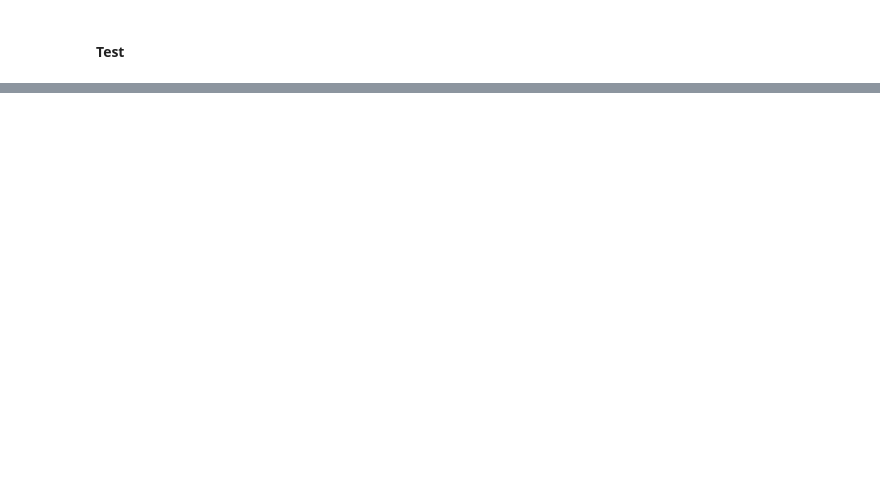
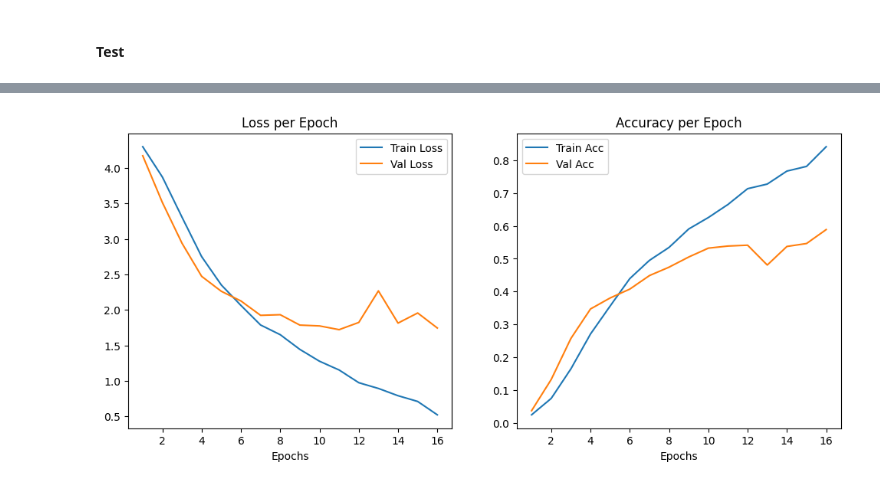
Before and after one commit to Tuco711/AML_Butterfly, a Jupyter notebook: TP1-students.ipynb, the cells around one changed output, grey strips where cells are left out. Saved outputs shown, nothing was run; the diff lists cells and outputs as text; code cells hidden in the pictures; blank space fills up the shorter version.

```diff
--- a/TP1-students.ipynb
+++ b/TP1-students.ipynb
@@ -935,33 +1093,32 @@ import torch.nn.functional as F
 class ButterflyCNN(nn.Module):
     def __init__(self, num_classes, base_filters=32, fc_neurons=256, dropout_rate=0.5):
         """
-        CNN modular para imagens 64x64.
+        Convolutional Neural Network for 64x64 images.
         Args:
-            num_classes: Número de espécies de borboletas.
-            base_filters: Número inicial de filtros (vai duplicando a cada camada).
-            fc_neurons: Número de neurónios na camada densa final.
-            dropout_rate: Taxa de "esquecimento" para evitar overfitting.
+            num_classes: Number of butterfly species.
+            base_filters: Initial number of filters (doubles at each layer).
+            fc_neurons: Number of neurons in the final dense layer.
+            dropout_rate: Dropout rate to prevent overfitting.
         """
         super(ButterflyCNN, self).__init__()
         self.name = "Convolutional Neural Network"
 
         # ==========================================
-        # BLOCO 1: Extração de Características
+        # FEATURE EXTRACTION (Convolutional Layers)
         # ==========================================
-        # Imagem de entrada: 3 canais (RGB)
+        # Input: 3 channels (RGB)
         self.conv1 = nn.Conv2d(in_channels=3, out_channels=base_filters, kernel_size=3, padding=1)
         self.conv2 = nn.Conv2d(in_channels=base_filters, out_channels=base_filters*2, kernel_size=3, padding=1)
         self.conv3 = nn.Conv2d(in_channels=base_filters*2, out_channels=base_filters*4, kernel_size=3, padding=1)
 
-        # Pooling partilhado: reduz o tamanho da imagem para metade (2x2)
+        # Pooling layer (MaxPool) after each convolution to reduce spatial dimensions
         self.pool = nn.MaxPool2d(kernel_size=2, stride=2)
 
         # ==========================================
-        # BLOCO 2: Classificação
+        # CLASSIFICATION (Dense Layers)
         # ==========================================
-        # A MATEMÁTICA DO FLATTEN (Para imagens 64x64):
-        # Inicial: 64x64 -> passa na pool1 -> 32x32 -> pool2 -> 16x16 -> pool3 -> 8x8
-        # O total de valores a achatar é: (Filtros da última conv) * 8 * 8
+        # Initial: 64x64 -> passes through pool1 -> 32x32 -> pool2 -> 16x16 -> pool3 -> 8x8
+        # The total number of values to flatten is: (Filters from the last conv) * 8 * 8
         flatten_size = (base_filters * 4) * 8 * 8
 
         self.fc1 = nn.Linear(flatten_size, fc_neurons)
@@ -969,18 +1126,18 @@ class ButterflyCNN(nn.Module):
         self.fc2 = nn.Linear(fc_neurons, num_classes)
 
     def forward(self, x):
-        # Passa pela Convolução -> Ativação (ReLU) -> Redução (MaxPool)
+        # Pass through Convolution -> Activation (ReLU) -> Reduction (MaxPool)
         x = self.pool(F.relu(self.conv1(x)))
         x = self.pool(F.relu(self.conv2(x)))
         x = self.pool(F.relu(self.conv3(x)))
 
-        # "Achatar" as 3 dimensões (Canais, Altura, Largura) num único vetor 1D
+        # "Flatten" the 3 dimensions (Channels, Height, Width) into a single 1D vector
         x = x.view(x.size(0), -1)
 
-        # Camadas Densas finais com Dropout para regularização
+        # Final Dense Layers with Dropout for Regularization
         x = F.relu(self.fc1(x))
         x = self.dropout(x)
-        x = self.fc2(x) # Sem Softmax! A Loss Function já trata disso.
+        x = self.fc2(x) # Output layer (logits for each class)
 
         return x
 # %% [markdown]
@@ -1094,0 +1255,4 @@ Epoch [10/25] | Train Loss: 1.3858 Acc: 59.93% | Val Loss: 2.0898 Acc: 45.50%
+# %%
+plot_results(history_final)
+# %% [output]
+[figure, added]
```
Also changed, not shown: parts of 8 cells of this notebook, 2 other files.
